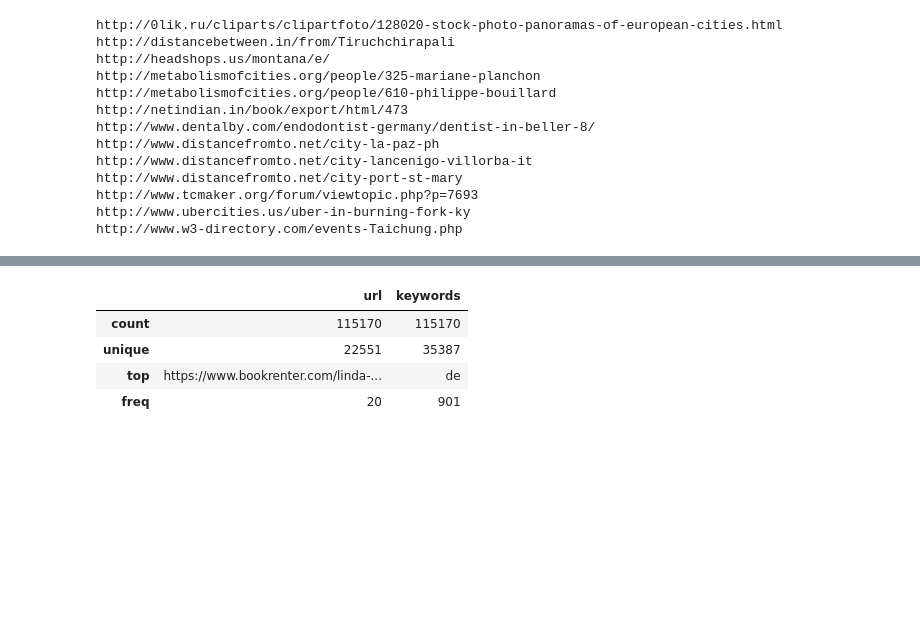
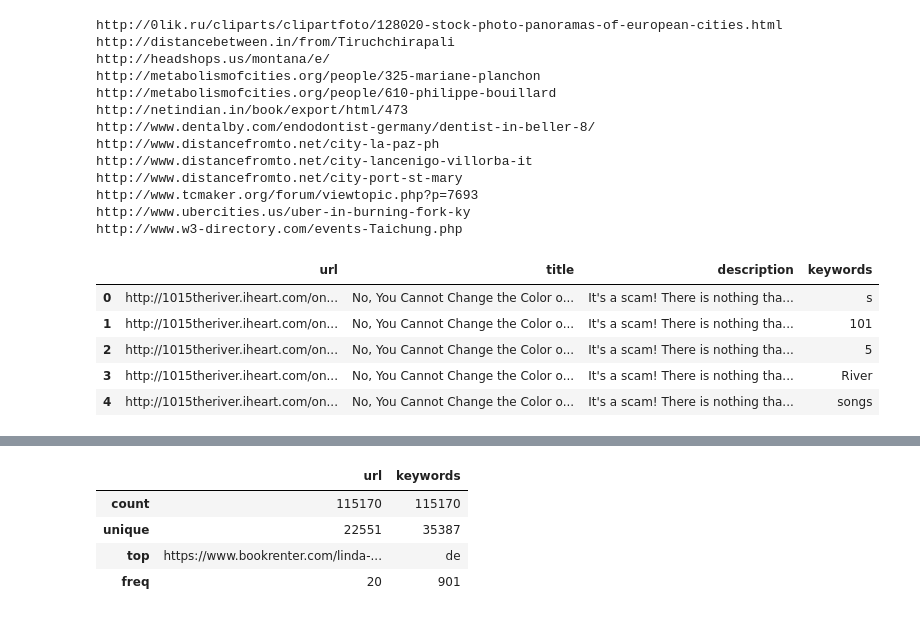
Before and after one commit to lxu213/ad-free-search-engine, a Jupyter notebook: cc_notes.ipynb, the cells around one changed output, grey strips where cells are left out. Drawn from its saved outputs; the diff is of its cells as text; code cells hidden in the pictures; blank space fills up the shorter version.

```diff
--- a/cc_notes.ipynb
+++ b/cc_notes.ipynb
@@ -304,7 +287,14 @@ http://www.tcmaker.org/forum/viewtopic.php?p=7693
 http://www.ubercities.us/uber-in-burning-fork-ky
 http://www.w3-directory.com/events-Taichung.php
 # %%
-# no ads
-kw_path = '/Users/lxu213/data/ad-free-search-engine/spark-warehouse/output/part-00000-cce80d6f-9481-49c6-a24f-0ea08880f341-c000.snappy.parquet'
+# cosette example
+kw_path = '/Users/lxu213/data/ad-free-search-engine/spark-warehouse/output_warc/part-00000-d8356cf0-c931-4c95-847b-95ff4f403de3-c000.snappy.parquet'
 data_adfree = pq.read_table(kw_path, nthreads=4).to_pandas()
 data_adfree.head()
+# %% [output]
+|  | url | title | description | keywords |
+| 0 | http://1015theriver.iheart.com/on... | No, You Cannot Change the Color o... | It's a scam! There is nothing tha... | s |
+| 1 | http://1015theriver.iheart.com/on... | No, You Cannot Change the Color o... | It's a scam! There is nothing tha... | 101 |
+| 2 | http://1015theriver.iheart.com/on... | No, You Cannot Change the Color o... | It's a scam! There is nothing tha... | 5 |
+| 3 | http://1015theriver.iheart.com/on... | No, You Cannot Change the Color o... | It's a scam! There is nothing tha... | River |
+| 4 | http://1015theriver.iheart.com/on... | No, You Cannot Change the Color o... | It's a scam! There is nothing tha... | songs |
```
Also changed, not shown: parts of 13 cells of this notebook, 6 other files.
